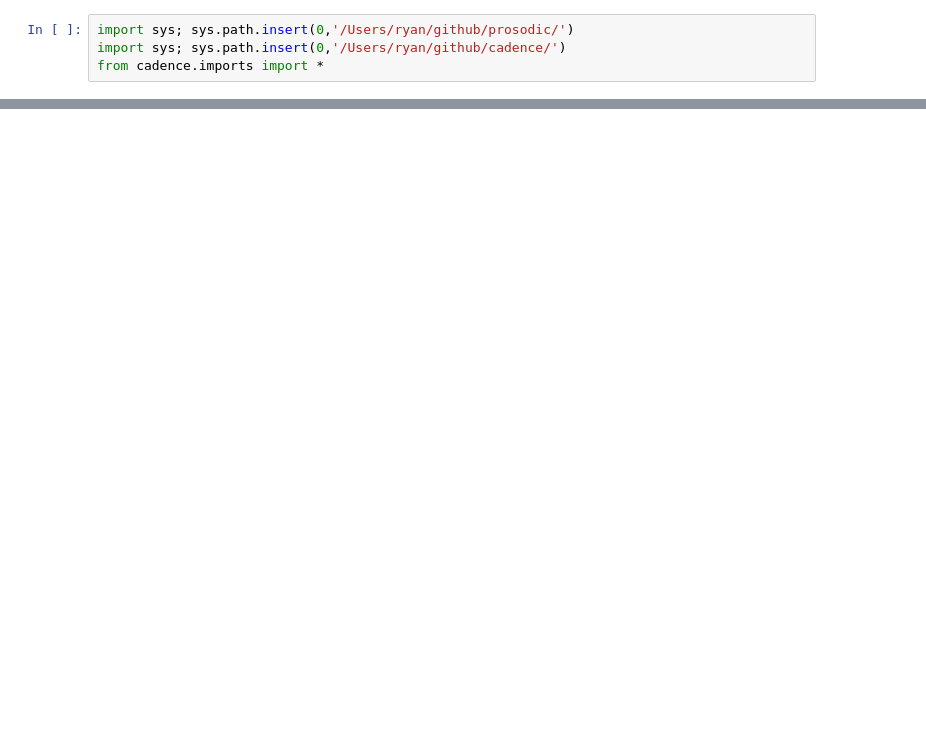
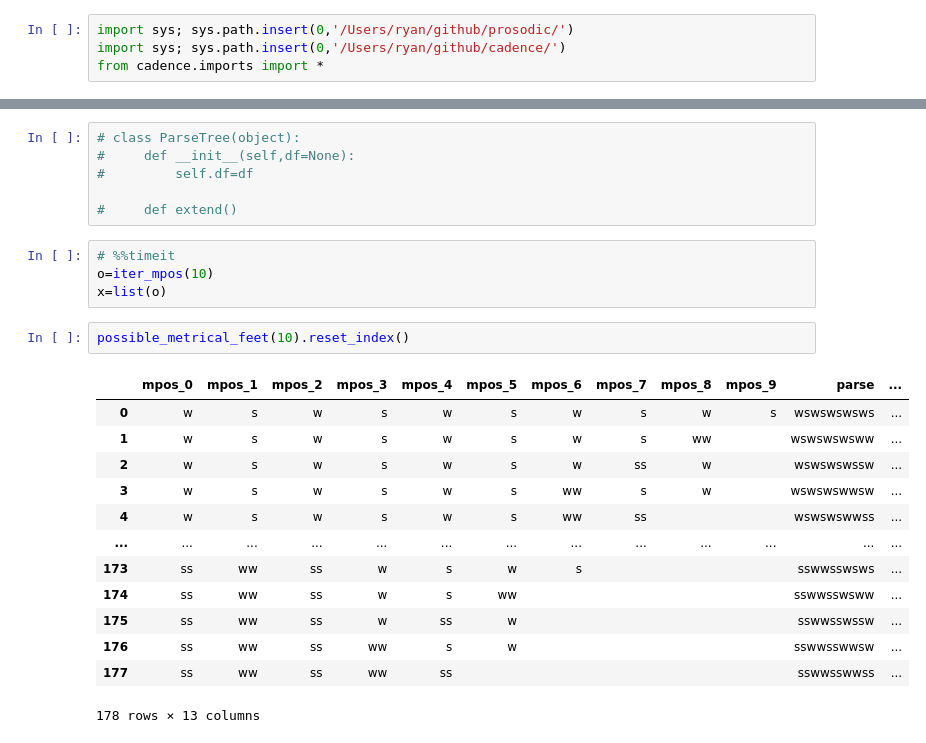
Before and after one commit to quadrismegistus/cadence, a Jupyter notebook: notebooks/cadence_proms.ipynb, the cells around one changed output, grey strips where cells are left out. Drawn from its saved outputs; the diff is of its cells as text; blank space fills up the shorter version.

```diff
--- a/notebooks/cadence_proms.ipynb
+++ b/notebooks/cadence_proms.ipynb
@@ -36,0 +400,26 @@ odf
+# %%
+# class ParseTree(object):
+#     def __init__(self,df=None):
+#         self.df=df
+
+#     def extend()
+# %%
+# %%timeit
+o=iter_mpos(10)
+x=list(o)
+# %%
+possible_metrical_feet(10).reset_index()
+# %% [output]
+|  | mpos_0 | mpos_1 | mpos_2 | mpos_3 | mpos_4 | mpos_5 | mpos_6 | mpos_7 | mpos_8 | mpos_9 | parse | ... |
+| 0 | w | s | w | s | w | s | w | s | w | s | wswswswsws | ... |
+| 1 | w | s | w | s | w | s | w | s | ww |  | wswswswsww | ... |
+| 2 | w | s | w | s | w | s | w | ss | w |  | wswswswssw | ... |
+| 3 | w | s | w | s | w | s | ww | s | w |  | wswswswwsw | ... |
+| 4 | w | s | w | s | w | s | ww | ss |  |  | wswswswwss | ... |
+| ... | ... | ... | ... | ... | ... | ... | ... | ... | ... | ... | ... | ... |
+| 173 | ss | ww | ss | w | s | w | s |  |  |  | sswwsswsws | ... |
+| 174 | ss | ww | ss | w | s | ww |  |  |  |  | sswwsswsww | ... |
+| 175 | ss | ww | ss | w | ss | w |  |  |  |  | sswwsswssw | ... |
+| 176 | ss | ww | ss | ww | s | w |  |  |  |  | sswwsswwsw | ... |
+| 177 | ss | ww | ss | ww | ss |  |  |  |  |  | sswwsswwss | ... |
+178 rows × 13 columns
```
Also changed, not shown: parts of 32 cells of this notebook, 16 other files.
